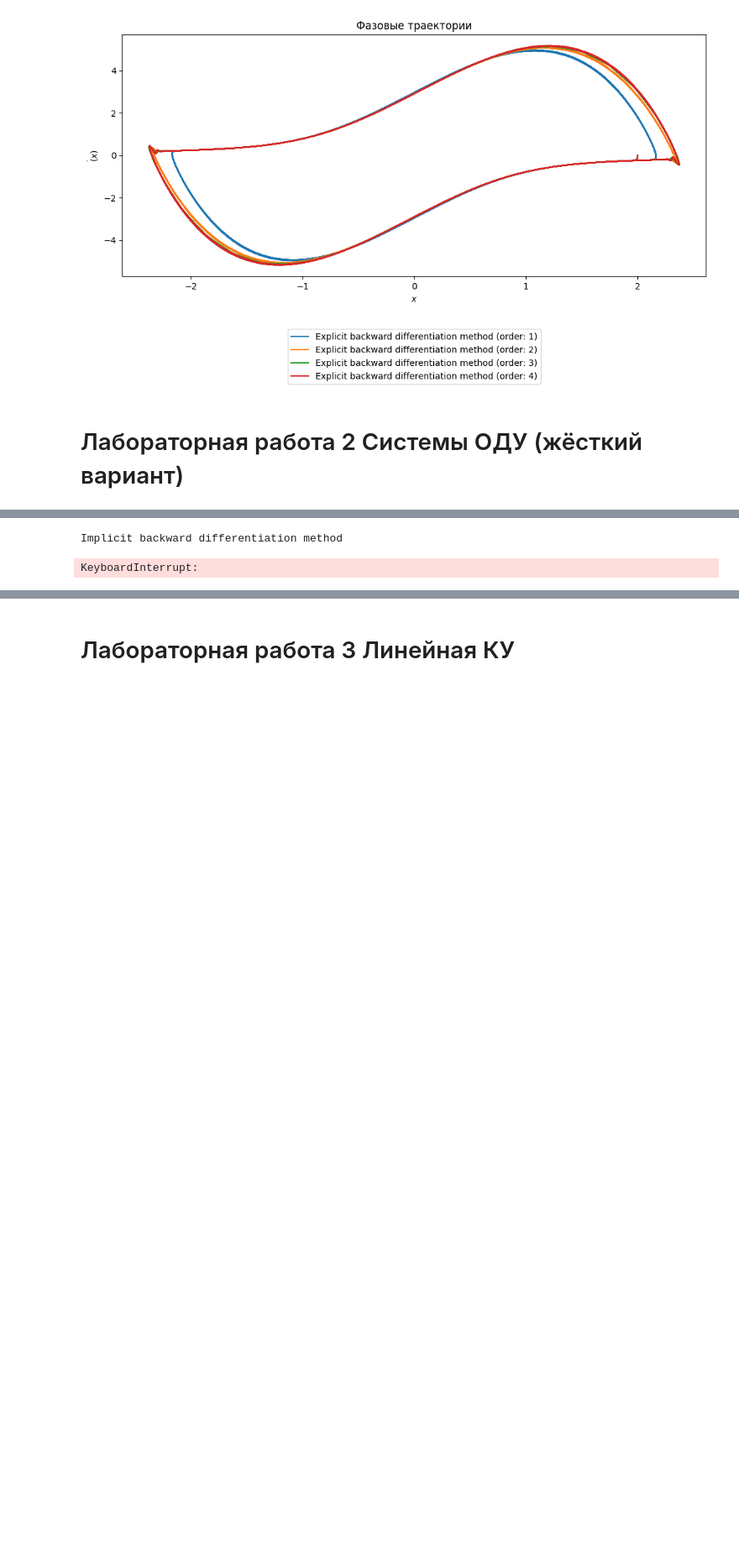
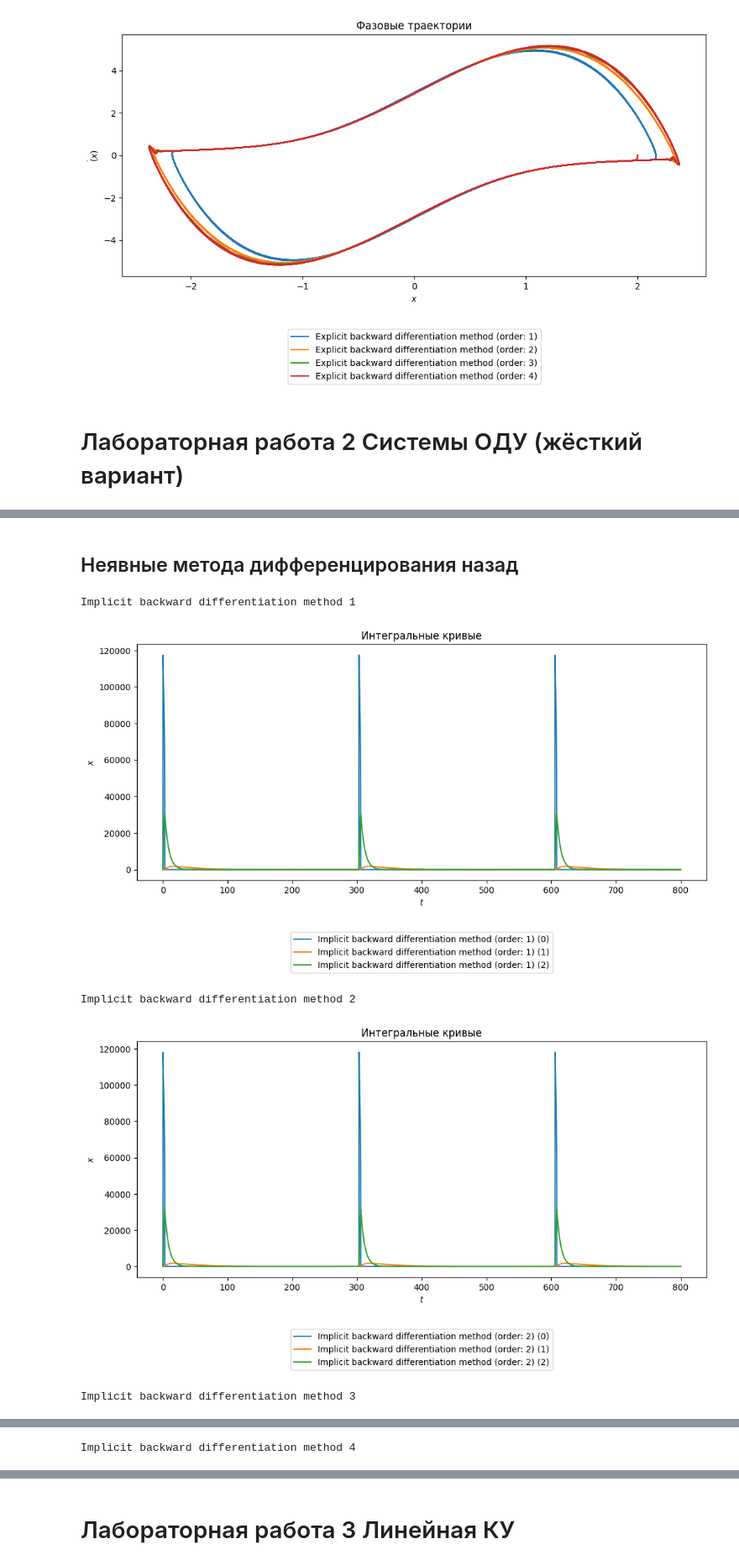
Before and after one commit to vlad-cool/MiptCompMath, a Jupyter notebook: task6.ipynb, the cells around one changed output, grey strips where cells are left out. Shown at 84% size. Cells and saved outputs as stored; diff of their text form; code cells hidden in the pictures; blank space fills up the shorter version.

```diff
--- a/task6.ipynb
+++ b/task6.ipynb
@@ -384,7 +422,7 @@ for method in methods:
 
     while tau * i <= t_stop:
         t.append(tau * i)
-        x.append(solve_adams(tau, t[i - 1], x, f, method.order))
+        x.append(solve_adams_explicit(tau, t[i - 1], x, f, method.order))
         i += 1
 
     method.set_solution(
@@ -472,9 +510,9 @@ $$
 \end{cases}
 $$
 # %%
-def f(_, x):
+def f(t, x):
     return np.array([
         77.27 * (x[1] + x[0] * (1 - 8.375e-6 * x[0] - x[1])),
         1 / 77.27 * (x[2] - (1 + x[0]) * x[1]),
-        0.161 * (x[0] - x[1])
+        0.161 * (x[0] - x[2])
     ])
@@ -565,7 +605,10 @@ KeyboardInterrupt:
+# %% [markdown]
+## Неявные метода дифференцирования назад
 # %%
-# tau = 0.01
 tau = 0.01
-t_stop = 10
+t_stop = 800
+
+enabled = True
 
 class ImplicitBackwardDiffenetiationMethod:
     def __init__(self, order: int):
@@ -582,50 +625,64 @@ methods.append(
     ImplicitBackwardDiffenetiationMethod(
         1,
     )
 )
 
 methods.append(
     ImplicitBackwardDiffenetiationMethod(
         2,
     )
 )
 
 methods.append(
     ImplicitBackwardDiffenetiationMethod(
         3,
     )
 )
 
 methods.append(
     ImplicitBackwardDiffenetiationMethod(
         4,
     )
 )
 
-for method in methods:
-    t = [0]
-    i = 1
+if enabled:
+    for method in methods:
 
-    x = [
-        np.array([0.05, 0.05, 0.05])
-    ]
+        t = [0]
+        i = 1
 
-    print(method.name)
+        x = [
+            np.array([0.5, 0.5, 0.5])
+        ]
 
-    while tau * i <= t_stop:
-        t.append(tau * i)
-        x.append(solve_backward_differentiation_implicit(tau, t[i - 1], x, f, method.order, epsilon=1e-1))
-        i += 1
+        print(method.name, method.order)
 
-        print(i)
+        while tau * i <= t_stop:
+            try:
+                x.append(solve_backward_differentiation_implicit(tau, t[i - 1], x, f, method.order))
+            except Exception as e:
+                print(e)
+                print(f"Failed to solve at t = {tau * i}")
+                break
 
-    method.set_solution(
-        t,
-        np.array(x),
-        np.array(x),
-    )
+            t.append(tau * i)
 
-plot_solutions(methods, multidimensionals_solution=True)
+            i += 1
+
+            if verbose:
+                print(tau * i)
+
+        method.set_solution(
+            t,
+            np.array(x),
+            np.array(x),
+        )
+        plot_solutions([method], multidimensionals_solution=True)
+
+    plot_solutions(methods, multidimensionals_solution=True)
 # %% [output]
-Implicit backward differentiation method
+Implicit backward differentiation method 1
+[figure, added]
-KeyboardInterrupt:
+Implicit backward differentiation method 2
+[figure, added]
+Implicit backward differentiation method 3
@@ -631,0 +690 @@ KeyboardInterrupt:
+Implicit backward differentiation method 4
```
Also changed, not shown: parts of 10 cells of this notebook.
